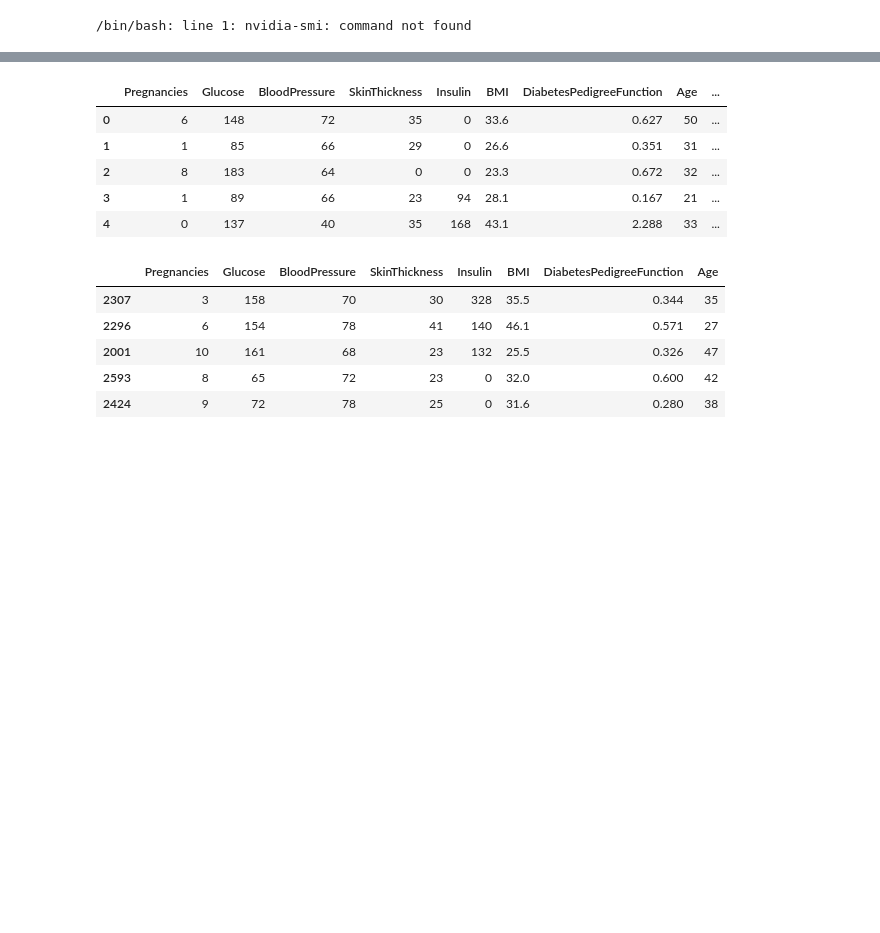
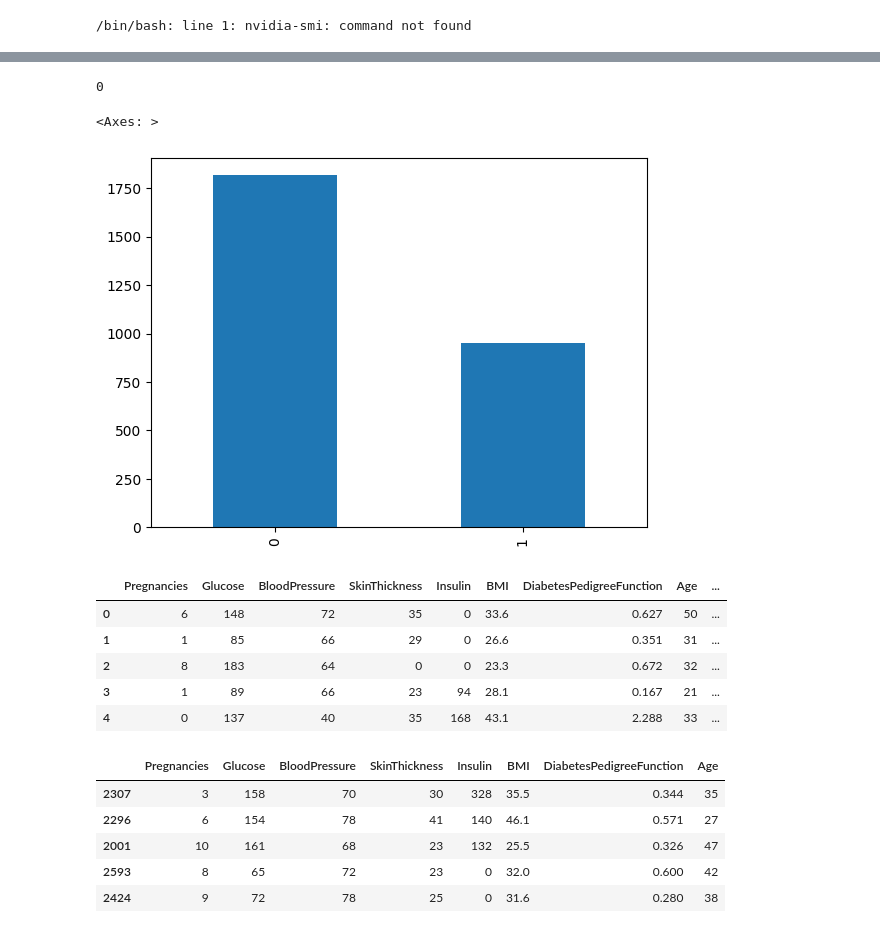
Before and after one commit to beratcmn/healthcare-diabetes, a Jupyter notebook: diabetes.ipynb, the cells around one changed output, grey strips where cells are left out. Drawn from its saved outputs; the diff is of its cells as text; code cells hidden in the pictures; blank space fills up the shorter version.

```diff
--- a/diabetes.ipynb
+++ b/diabetes.ipynb
@@ -13,3 +48,12 @@ data = pd.read_csv("./Healthcare-Diabetes.csv")
+# %%
+data.duplicated().sum()
+# %% [output]
+0
+# %%
+data["Outcome"].value_counts().plot(kind="bar")
+# %% [output]
+<Axes: >
+[figure, added]
 # %%
 data = data.drop(columns=['Id'])
 # %%
```
Also changed, not shown: parts of 10 cells of this notebook.
